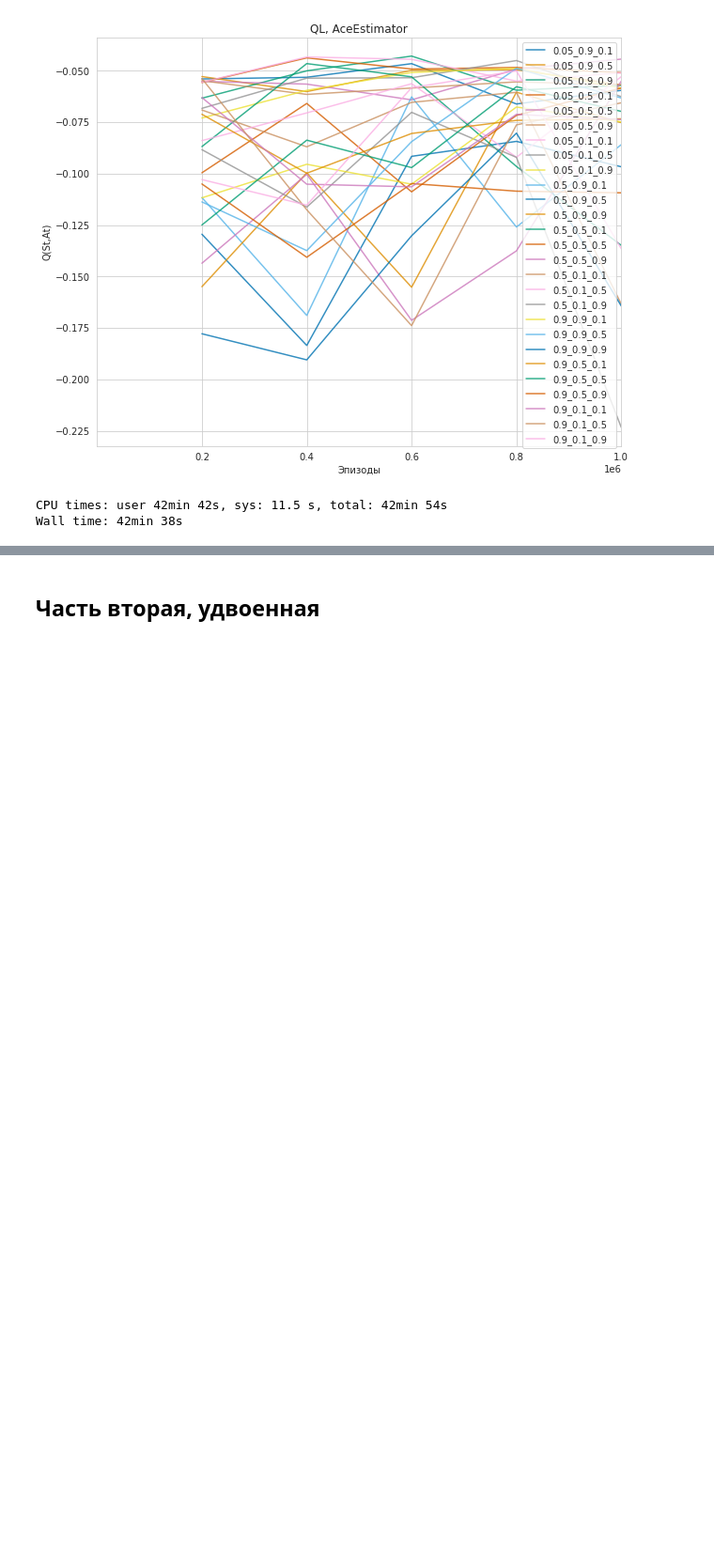
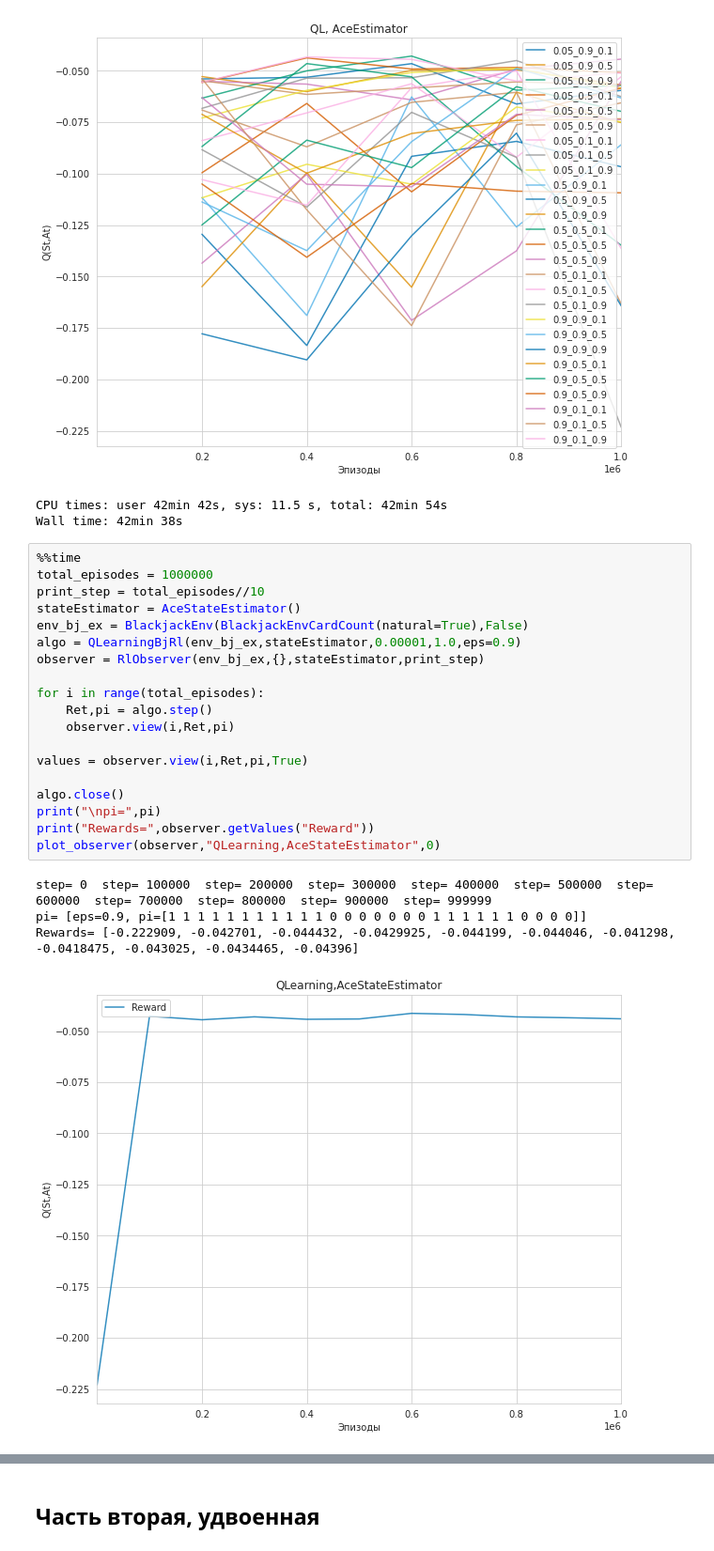
Before and after one commit to PumbaOmsk/M_A_D_E__R_L, a Jupyter notebook: rl_HW1_vvedenskiy.ipynb, the cells around one changed output, grey strips where cells are left out. Shown: that part at 94% size. Saved outputs shown, nothing was run; the diff lists cells and outputs as text; blank space fills up the shorter version.

```diff
--- a/rl_HW1_vvedenskiy.ipynb
+++ b/rl_HW1_vvedenskiy.ipynb
@@ -618,3 +615,27 @@ step= 0  step= 200000  step= 400000  step= 600000  step= 800000  step= 999999
 [figure]
 CPU times: user 42min 42s, sys: 11.5 s, total: 42min 54s
 Wall time: 42min 38s
+# %%
+%%time
+total_episodes = 1000000
+print_step = total_episodes//10
+stateEstimator = AceStateEstimator()
+env_bj_ex = BlackjackEnv(BlackjackEnvCardCount(natural=True),False)
+algo = QLearningBjRl(env_bj_ex,stateEstimator,0.00001,1.0,eps=0.9)
+observer = RlObserver(env_bj_ex,{},stateEstimator,print_step)
+
+for i in range(total_episodes):
+    Ret,pi = algo.step()
+    observer.view(i,Ret,pi)
+
+values = observer.view(i,Ret,pi,True)
+
+algo.close()
+print("\npi=",pi)
+print("Rewards=",observer.getValues("Reward"))
+plot_observer(observer,"QLearning,AceStateEstimator",0)
+# %% [output]
+step= 0  step= 100000  step= 200000  step= 300000  step= 400000  step= 500000  step= 600000  step= 700000  step= 800000  step= 900000  step= 999999
+pi= [eps=0.9, pi=[1 1 1 1 1 1 1 1 1 1 1 0 0 0 0 0 0 0 1 1 1 1 1 1 0 0 0 0]]
+Rewards= [-0.222909, -0.042701, -0.044432, -0.0429925, -0.044199, -0.044046, -0.041298, -0.0418475, -0.043025, -0.0434465, -0.04396]
+[figure, added]
```
Also changed, not shown: parts of 14 cells of this notebook.
